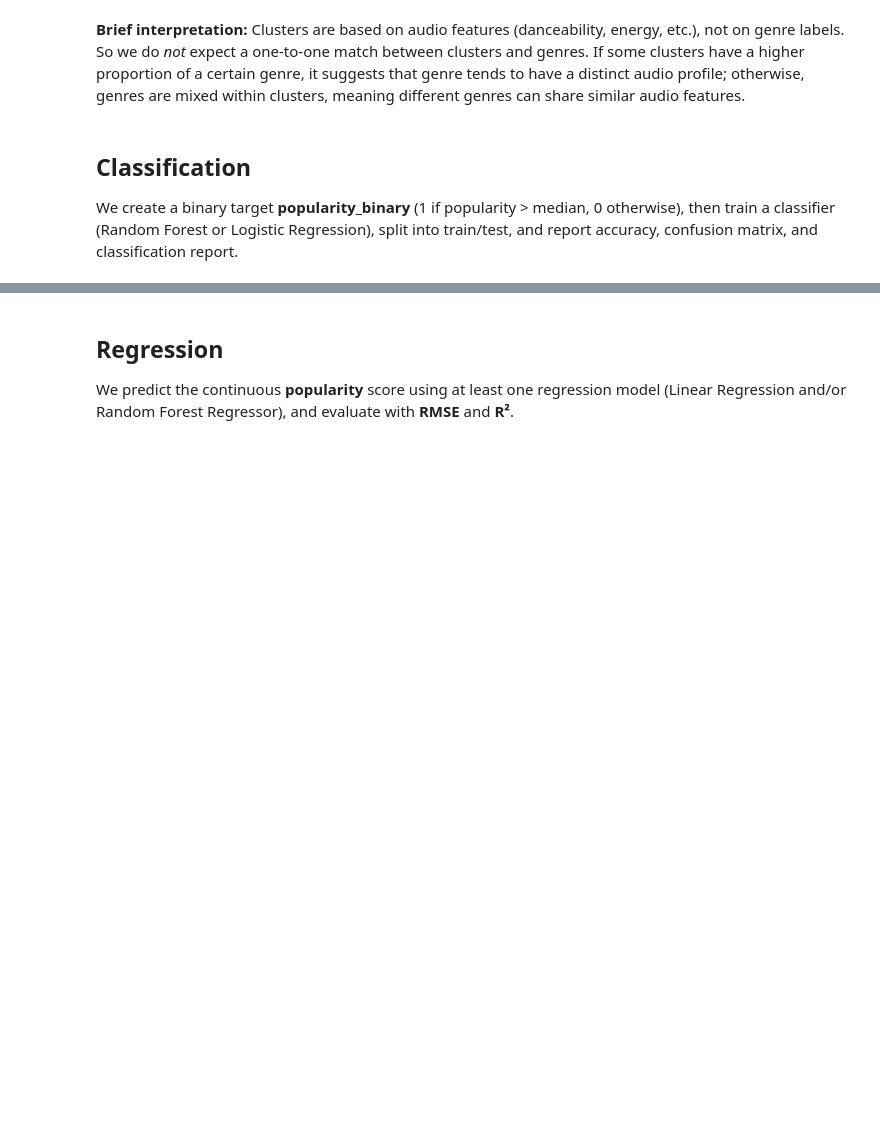
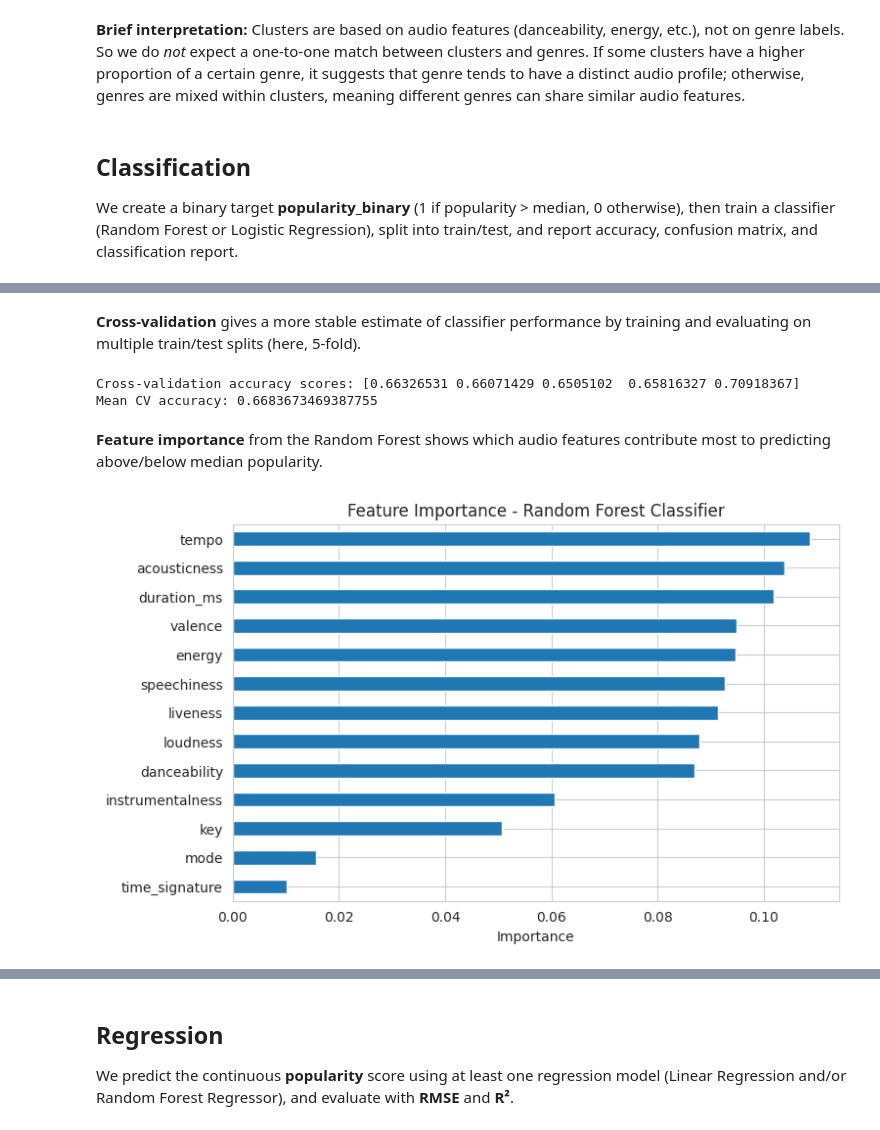
Before and after one commit to AlexSidorov12/Spotify_Project_CS4168, a Jupyter notebook: analysis.ipynb, the cells around one changed output, grey strips where cells are left out. Saved outputs shown, nothing was run; the diff lists cells and outputs as text; code cells hidden in the pictures; blank space fills up the shorter version.

```diff
--- a/analysis.ipynb
+++ b/analysis.ipynb
@@ -196,6 +330,7 @@ print("\nGenre proportion within each cluster (row-normalized):\n", ct_norm.roun
 We create a binary target **popularity_binary** (1 if popularity > median, 0 otherwise), then train a classifier (Random Forest or Logistic Regression), split into train/test, and report accuracy, confusion matrix, and classification report.
 # %%
 # Create popularity_binary: 1 if popularity > median, else 0
+df_clean = df_clean.copy()  # ensure we have a copy before adding column
 median_pop = df_clean['popularity'].median()
 df_clean['popularity_binary'] = (df_clean['popularity'] > median_pop).astype(int)
 print("Median popularity:", median_pop)
@@ -222,3 +380,26 @@ print("\nClassification Report:\n", classification_report(y_test, y_pred_rf))
+# %% [markdown]
+**Cross-validation** gives a more stable estimate of classifier performance by training and evaluating on multiple train/test splits (here, 5-fold).
+# %%
+from sklearn.model_selection import cross_val_score
+
+scores = cross_val_score(clf, X_clf, y_clf, cv=5)
+print("Cross-validation accuracy scores:", scores)
+print("Mean CV accuracy:", scores.mean())
+# %% [output]
+Cross-validation accuracy scores: [0.66326531 0.66071429 0.6505102  0.65816327 0.70918367]
+Mean CV accuracy: 0.6683673469387755
+# %% [markdown]
+**Feature importance** from the Random Forest shows which audio features contribute most to predicting above/below median popularity.
+# %%
+importances = pd.Series(clf.feature_importances_, index=X_class_cols)
+
+plt.figure(figsize=(8, 5))
+importances.sort_values().plot(kind="barh")
+plt.title("Feature Importance - Random Forest Classifier")
+plt.xlabel("Importance")
+plt.show()
+# %% [output]
+[figure, added]
 # %%
 # Also train Logistic Regression (on scaled features)
 lr = LogisticRegression(max_iter=500, random_state=42)
```
Also changed, not shown: parts of 28 cells of this notebook.
